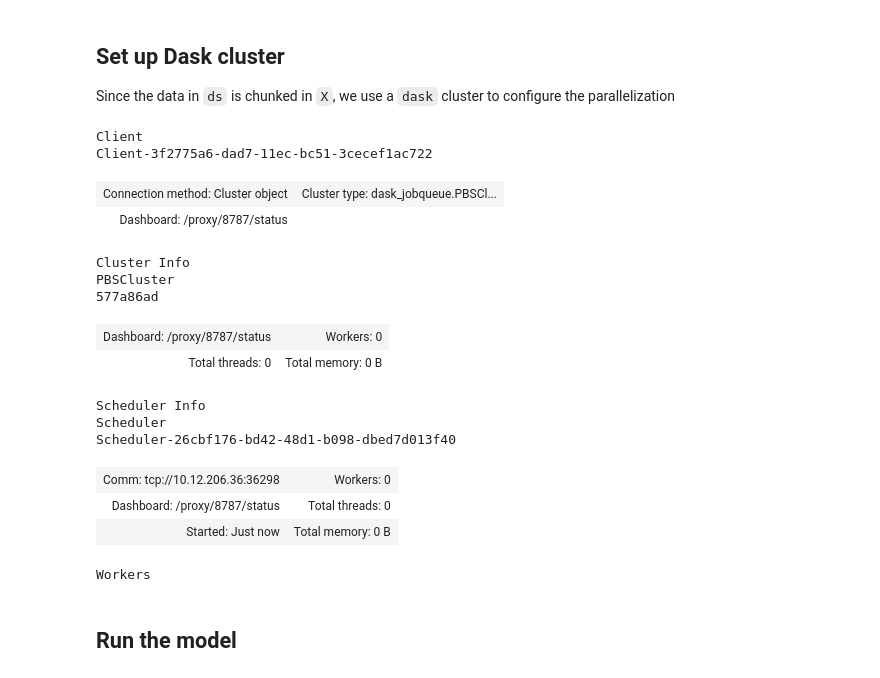
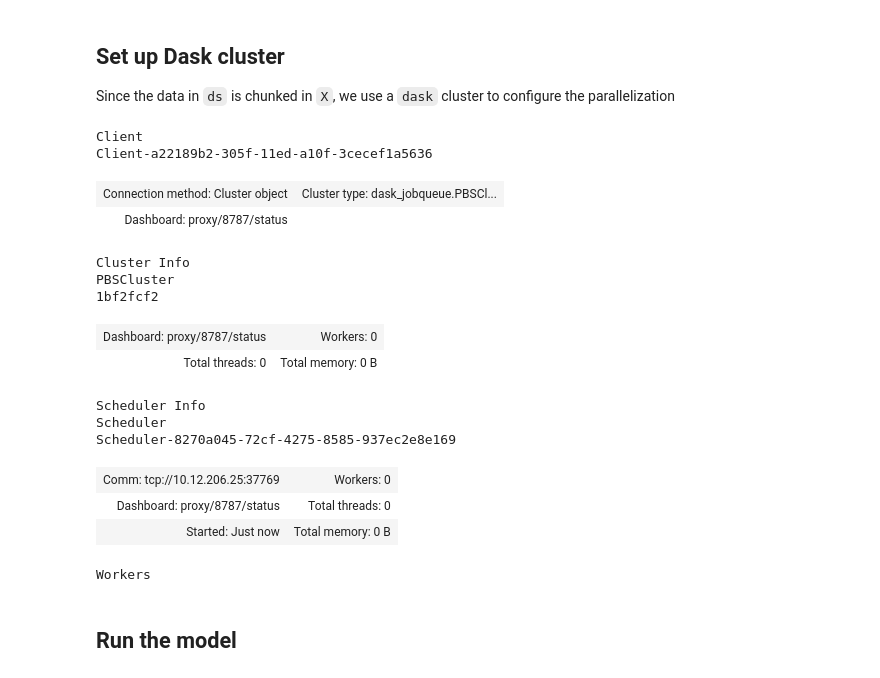
Before and after one commit to marbl-ecosys/feisty, a Jupyter notebook: examples/FOSI_cesm.ipynb, the cells around one changed output. Cells and saved outputs as stored; diff of their text form; code cells hidden in the pictures.

```diff
--- a/examples/FOSI_cesm.ipynb
+++ b/examples/FOSI_cesm.ipynb
@@ -112,36 +112,37 @@ Attributes: (0)
 Since the data in `ds` is chunked in `X`, we use a `dask` cluster to configure the parallelization
 # %%
 ncores = np.minimum(num_chunks, 36)
-dask.config.set({'distributed.dashboard.link': '/proxy/{port}/status'})
+dask.config.set({'distributed.dashboard.link': 'proxy/{port}/status'})
 # dask.config.set({"distributed.comm.timeouts.tcp": "180s"})
 # dask.config.set({"distributed.comm.timeouts.connect": "180s"})
 cluster = PBSCluster(
     memory='300 GB',
     processes=ncores,
     cores=ncores,
     queue='casper',
     walltime='1:00:00',
     resource_spec='select=1:ncpus=36:mem=300GB',
+    log_directory='./dask-logs',
 )
 
 cluster.scale(1)
 client = Client(cluster)
 client
 # %% [output]
 Client
-Client-3f2775a6-dad7-11ec-bc51-3cecef1ac722
+Client-a22189b2-305f-11ed-a10f-3cecef1a5636
 | Connection method: Cluster object | Cluster type: dask_jobqueue.PBSCl... |
-| Dashboard: /proxy/8787/status |  |
+| Dashboard: proxy/8787/status |  |
 Cluster Info
 PBSCluster
-577a86ad
+1bf2fcf2
-| Dashboard: /proxy/8787/status | Workers: 0 |
+| Dashboard: proxy/8787/status | Workers: 0 |
 | Total threads: 0 | Total memory: 0 B |
 Scheduler Info
 Scheduler
-Scheduler-26cbf176-bd42-48d1-b098-dbed7d013f40
+Scheduler-8270a045-72cf-4275-8585-937ec2e8e169
-| Comm: tcp://10.12.206.36:36298 | Workers: 0 |
-| Dashboard: /proxy/8787/status | Total threads: 0 |
+| Comm: tcp://10.12.206.25:37769 | Workers: 0 |
+| Dashboard: proxy/8787/status | Total threads: 0 |
 | Started: Just now | Total memory: 0 B |
 Workers
 # %% [markdown]
```
Also changed, not shown: parts of 4 cells of this notebook, 7 other files.
